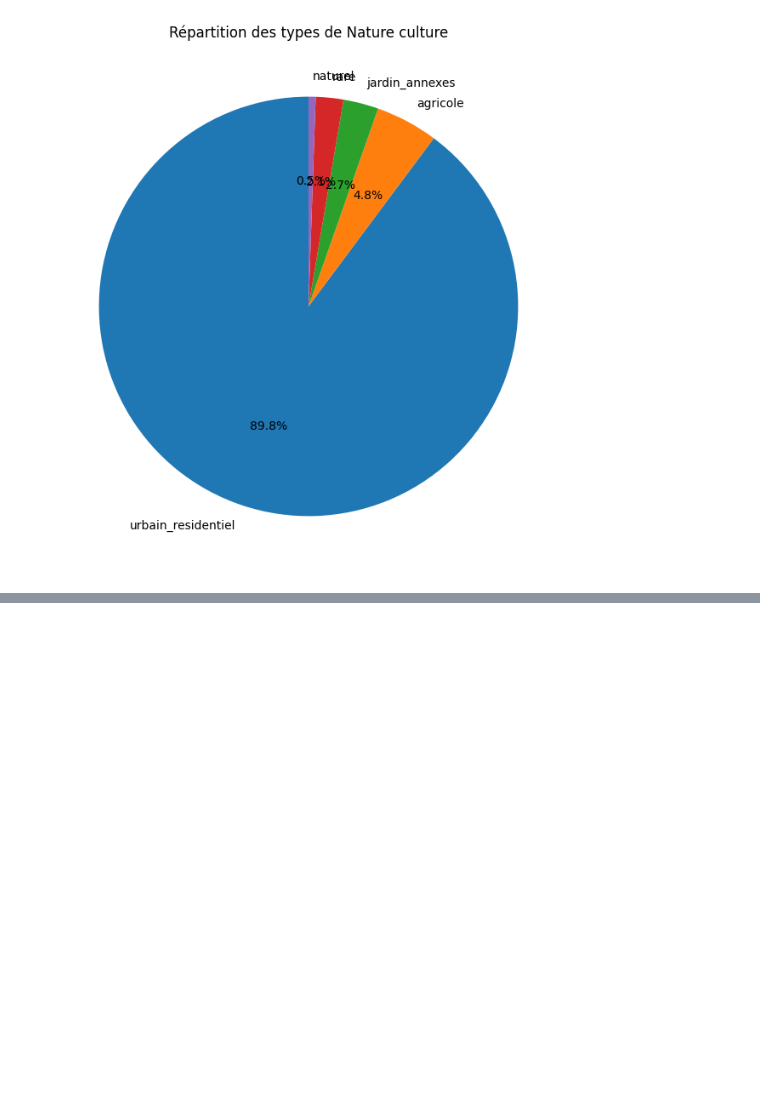
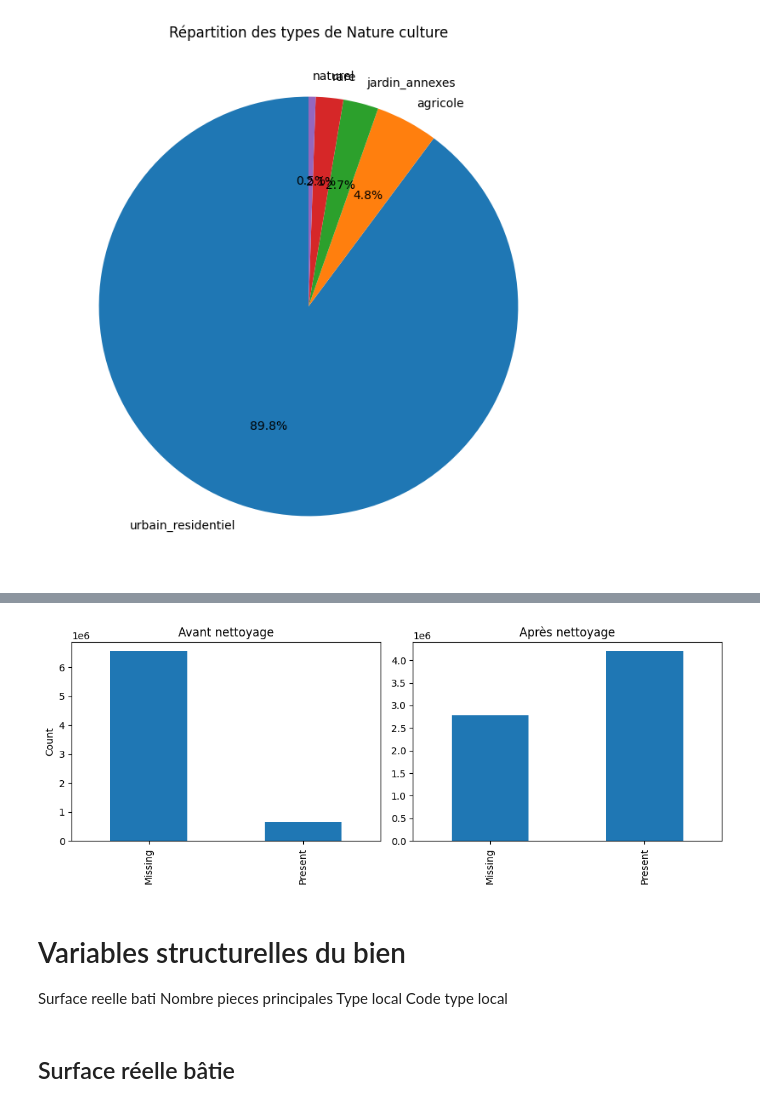
Before and after one commit to DataScientest-Studio/mars26_bds_immo, a Jupyter notebook: notebooks/Carine_Robles/Analyse_C.ipynb, the cells around one changed output, grey strips where cells are left out. Drawn from its saved outputs; the diff is of its cells as text; code cells hidden in the pictures; blank space fills up the shorter version.

```diff
--- a/notebooks/Carine_Robles/Analyse_C.ipynb
+++ b/notebooks/Carine_Robles/Analyse_C.ipynb
@@ -1383,0 +1705,15 @@ plt.show()
+# %%
+# feature présence
+df_clean["has_carrez_1er_lot"] = df_clean["Surface Carrez du 1er lot"].notnull().astype(int)
+# %%
+# feature log
+import numpy as np
+
+df_clean["log_surface_carrez_1er_lot"] = np.log1p(
+    df_clean["Surface Carrez du 1er lot"]
+)
+# %%
+# imputation conditionnelle selon type de biens
+df_clean["Surface Carrez du 1er lot"] = df_clean["Surface Carrez du 1er lot"].fillna(
+    df_clean.groupby("Type local")["Surface Carrez du 1er lot"].transform("median")
+)
@@ -1383,0 +1766,43 @@ plt.show()
+# %%
+df_clean["Surface Carrez du 1er lot"] = df_clean["Surface Carrez du 1er lot"].clip(
+    upper=df_clean["Surface Carrez du 1er lot"].quantile(0.99)
+)
+# %%
+import matplotlib.pyplot as plt
+
+# AVANT nettoyage
+before = df["Surface Carrez du 1er lot"].notnull().value_counts()
+
+# APRÈS nettoyage
+after = df_clean["Surface Carrez du 1er lot"].notnull().value_counts()
+
+# alignement des index (0 = missing, 1 = present)
+before = before.reindex([False, True])
+after = after.reindex([False, True])
+
+# conversion pour affichage lisible
+before.index = ["Missing", "Present"]
+after.index = ["Missing", "Present"]
+
+# plot
+fig, axes = plt.subplots(1, 2, figsize=(10, 4))
+
+before.plot(kind="bar", ax=axes[0])
+axes[0].set_title("Avant nettoyage")
+axes[0].set_ylabel("Count")
+
+after.plot(kind="bar", ax=axes[1])
+axes[1].set_title("Après nettoyage")
+
+plt.tight_layout()
+plt.show()
+# %% [output]
+[figure, added]
+# %% [markdown]
+#  Variables structurelles du bien
+Surface reelle bati
+Nombre pieces principales
+Type local
+Code type local
+# %% [markdown]
+## Surface réelle bâtie
```
Also changed, not shown: parts of 176 cells of this notebook.
